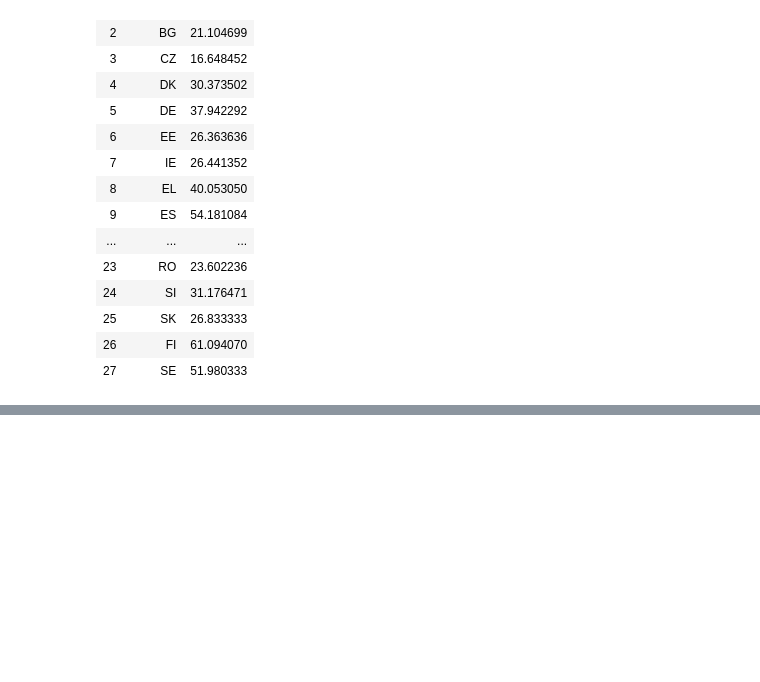
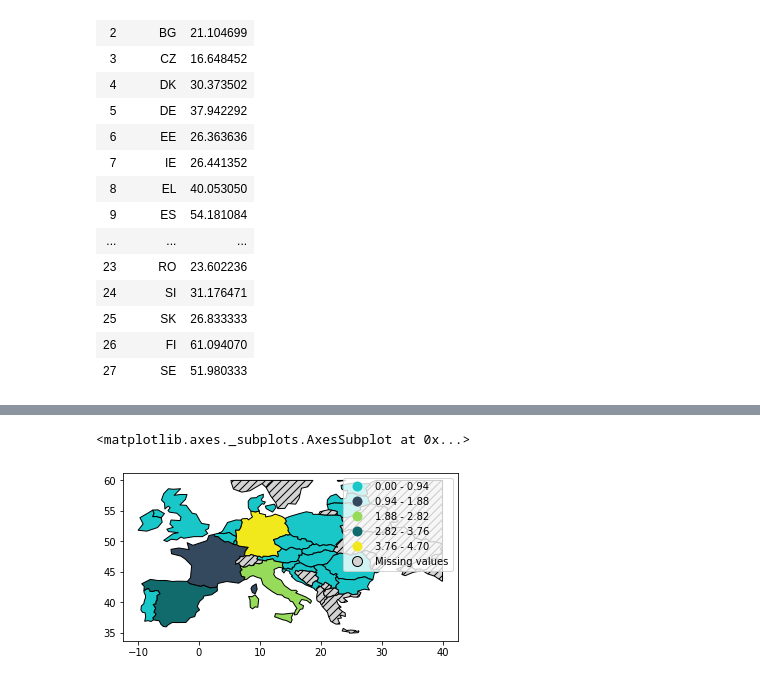
Before and after one commit to nlygar/renewable-energy-eu-statistics, a Jupyter notebook: Untitled1.ipynb, the cells around one changed output, grey strips where cells are left out. Saved outputs shown, nothing was run; the diff lists cells and outputs as text; code cells hidden in the pictures; blank space fills up the shorter version.

```diff
--- a/Untitled1.ipynb
+++ b/Untitled1.ipynb
@@ -429,0 +463,6 @@ plt.show()
+# %%
+solar_results['name']=['EU','Belgium','Bulgaria','Czechia','Denmark','Germany','Estonia','Ireland',
+                       'United Kingdom','Spain','France','Croatia','Italy','Cyprus','Latvia','Lithuania',
+                       'Luxembourg','Hungary','Montenegro','Netherlands','Austria','Poland','Portugal','Romania',
+                       'Slovenia','Slovakia','Finland','Serbia']
+solar_results
@@ -430,3 +487,56 @@ plt.show()
+# %%
+
+import pandas as pd
+import geopandas
+import geoplot
+from shapely.geometry import Polygon
+import matplotlib.pyplot as plt
+import mapclassify
+
+
+
+world = geopandas.read_file(geopandas.datasets.get_path('naturalearth_lowres'))
+
+polygon = Polygon([(-30, 20), (-30, 60), (40,60), (40, 20)])
+poly_gdf = geopandas.GeoDataFrame([1], geometry=[polygon], crs=world.crs)
+
+#world_clipped = geopandas.clip(world, polygon)
+#world_clipped.plot()
+#boroughs = geopandas.read_file(geoplot.datasets.get_path('nyc_boroughs'))
+#collisions = geopandas.read_file(geoplot.datasets.get_path('nyc_injurious_collisions'))
+#geoplot.polyplot(world, figsize=(8, 4))
+europe = world.query('continent == "Europe"')
+
+#europe = europe[europe.name != 'Russia']
+europe_solar = pd.merge(europe, solar_results, how='left', on='name')
+#europe_solar = europe_solar.fillna(0)
+#europe = europe[europe.name != 'France']
+# geoplot.polyplot(europe, figsize=(8, 4))
+# ax = geoplot.cartogram(europe, scale='pop_est', limits=(0.2, 1), edgecolor='None', figsize=(7, 8))
+# geoplot.polyplot(europe, edgecolor='gray', ax=ax)
+europe_clipped = geopandas.clip(europe_solar, polygon)
+#europe_clipped.plot(column='Solar total',scheme='quantiles', legend=True)
+#europe_clipped.plot(column='Solar total',scheme='quantiles', legend=True, cmap='YlOrRd', missing_kwds={'color': 'lightgrey'})  #
+
+#europe_clipped.plot(column='Solar total',scheme='equalinterval', edgecolor="black", legend=True, cmap='Pastel1_r', missing_kwds={'color': 'lightgrey',"hatch": "///","label": "Missing values",})  #
+
+from matplotlib.colors import ListedColormap
+colors=["#1ac7c8", "#34495e", "#f37b73", "#96dc5a", "#116a6b", "#f2e91c"]
+europe_clipped.plot(column='Solar total',scheme='equalinterval', edgecolor="black", legend=True,
+                    cmap=ListedColormap(sns.color_palette(colors)),
+                    missing_kwds={'color': 'lightgrey',"hatch": "///","label": "Missing values",})  #
+#extent = (-30, 20, 40, 90)
+#geoplot.polyplot(europe, figsize=(8, 4), extent=extent)
+
+#scheme = mapclassify.Quantiles(europe_solar['Solar total'], k=8)
+#geoplot.choropleth(europe_solar, hue=europe_solar['Solar total'], cmap='Blues', extent=extent, scheme=scheme)
+# geoplot.polyplot(world, extent=extent) #scheme=scheme,
+# europe.cx[-20:, 20:].plot()
+# europe.plot()
+#europe.
+# %% [output]
+<matplotlib.axes._subplots.AxesSubplot at 0x...>
+[figure, added]
 # %%
 import seaborn as sns; sns.set()
 
```
Also changed, not shown: parts of 7 cells of this notebook.
